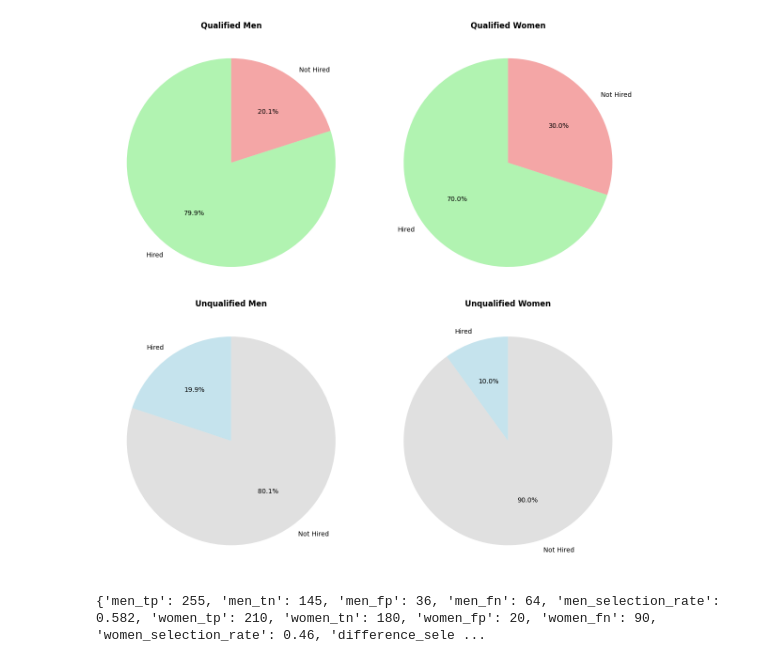
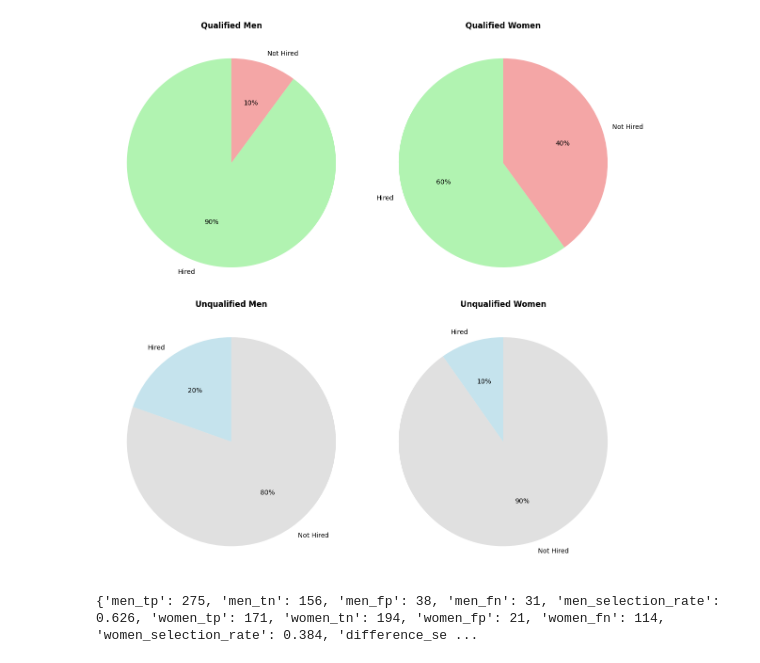
Before and after one commit to amywinecoff/audit_simulation, a Jupyter notebook: audit_simulation.ipynb, the cells around one changed output. Drawn from its saved outputs; the diff is of its cells as text; code cells hidden in the pictures.

```diff
--- a/audit_simulation.ipynb
+++ b/audit_simulation.ipynb
@@ -243,19 +291,19 @@ def simulate_audit(df, men_sample_size, women_sample_size, n_iterations=1, sel_r
 # %%
 bias_population= simulate_hiring_outcomes(
     num_men=500,
     num_women=500,
-    men_qualified_rate=0.6,  # 70% of men are actually qualified
-    women_qualified_rate=0.6,  # 60% of women are actually qualified
-    qualified_men_hiring_rate=0.8,  # 80% of qualified men are hired
-    qualified_women_hiring_rate=0.7,  # 75% of qualified women are hired
-    unqualified_men_hiring_rate=0.2,  # 20% of unqualified men are hired
-    unqualified_women_hiring_rate=0.1  # 10% of unqualified women are hired
+    men_qualified_rate=0.6,
+    women_qualified_rate=0.6,
+    qualified_men_hiring_rate=0.9,
+    qualified_women_hiring_rate=0.6,
+    unqualified_men_hiring_rate=0.2,
+    unqualified_women_hiring_rate=0.1
 )
 
 plot_hiring_outcomes(bias_population)
 bias_population_metrics = calculate_metrics(bias_population)
 print(bias_population_metrics)
 # %% [output]
-[figure, old version]
+[figure, new version]
-{'men_tp': 255, 'men_tn': 145, 'men_fp': 36, 'men_fn': 64, 'men_selection_rate': 0.582, 'women_tp': 210, 'women_tn': 180, 'women_fp': 20, 'women_fn': 90, 'women_selection_rate': 0.46, 'difference_sele ...
+{'men_tp': 275, 'men_tn': 156, 'men_fp': 38, 'men_fn': 31, 'men_selection_rate': 0.626, 'women_tp': 171, 'women_tn': 194, 'women_fp': 21, 'women_fn': 114, 'women_selection_rate': 0.384, 'difference_se ...
 # %%
```
Also changed, not shown: parts of 7 cells of this notebook.
